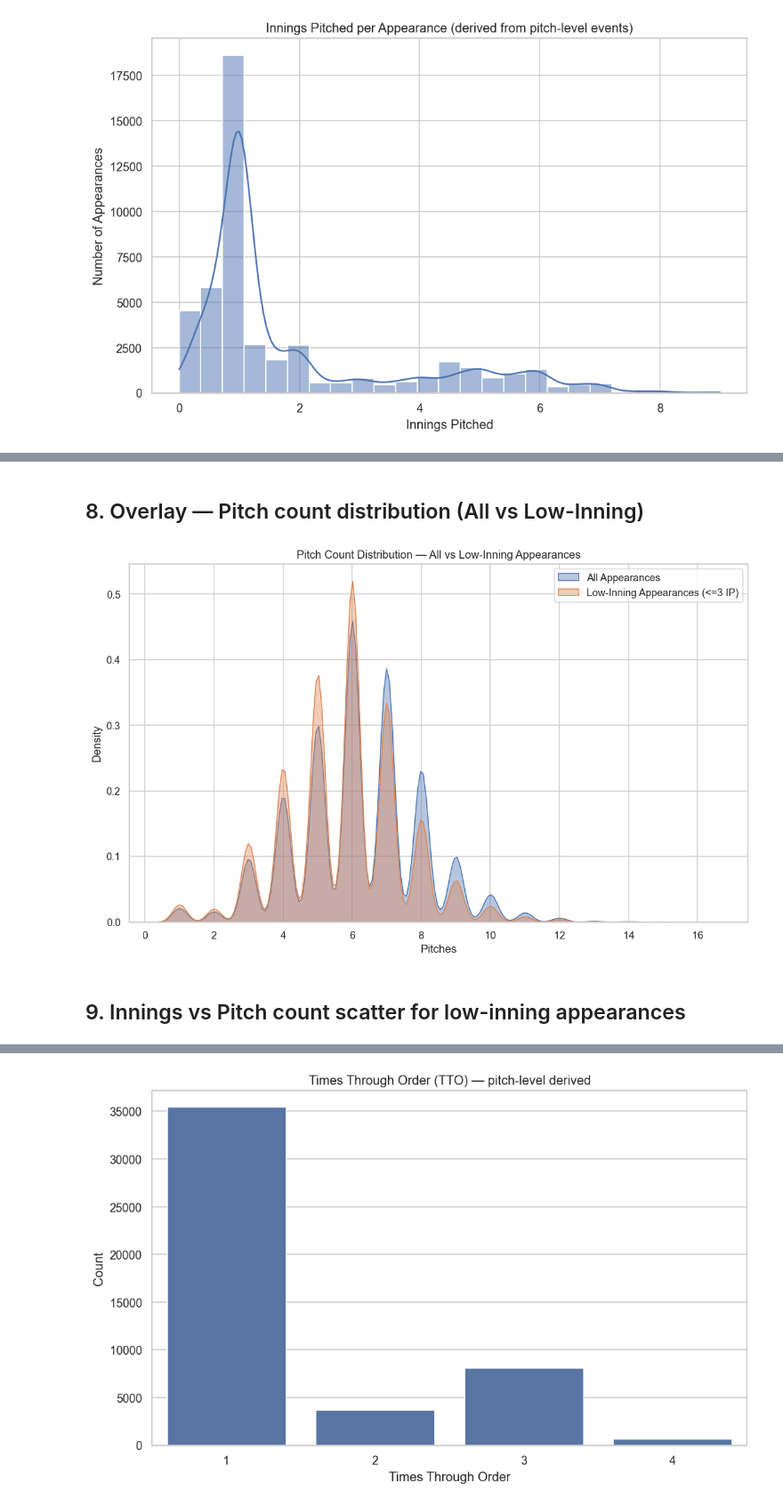
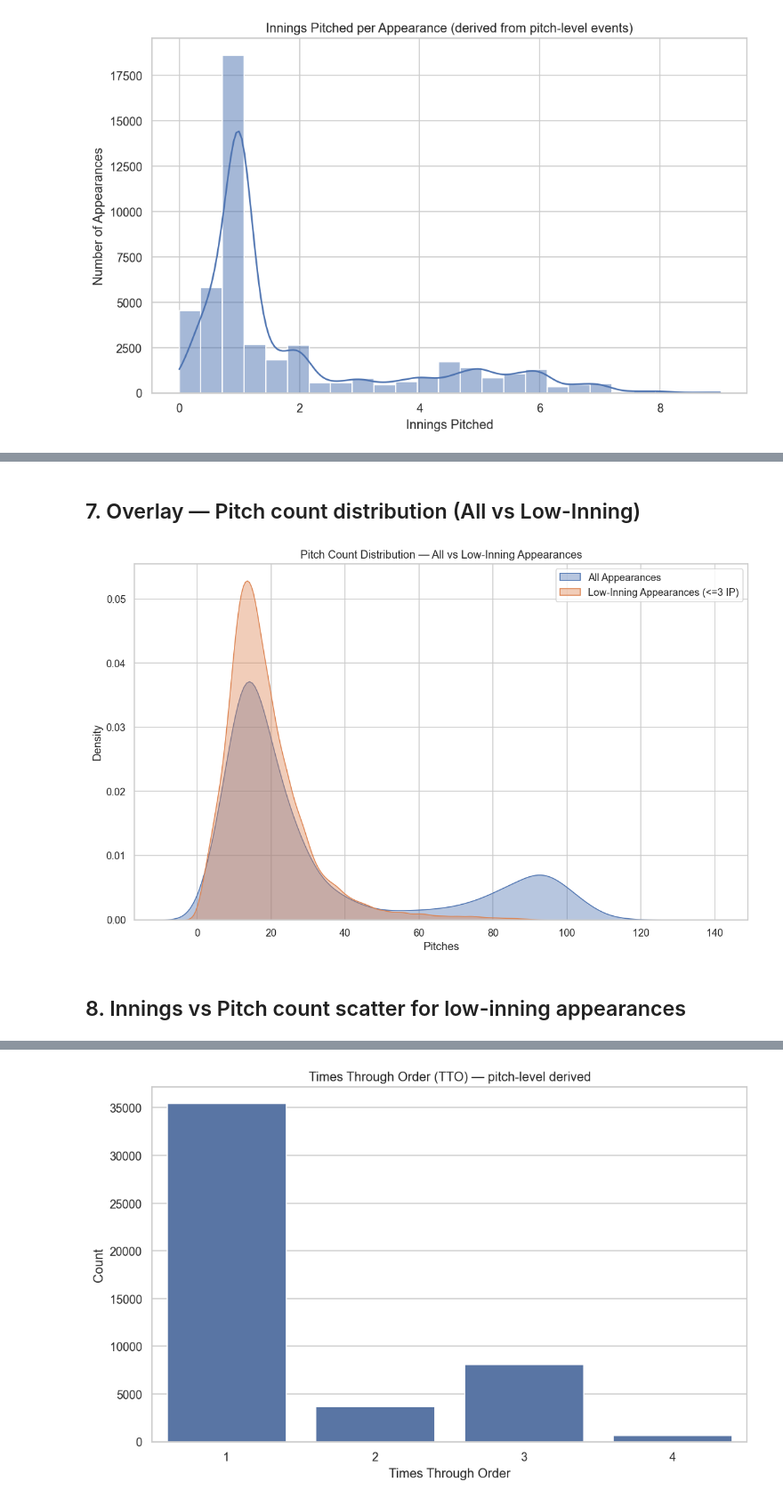
Before and after one commit to EthanBobrik/MLB-Bullpen-Strategy, a Jupyter notebook: notebooks/03_eda_sanity.ipynb, the cells around one changed output, grey strips where cells are left out. Shown at 89% size. Cells and saved outputs as stored; diff of their text form; code cells hidden in the pictures.

```diff
--- a/notebooks/03_eda_sanity.ipynb
+++ b/notebooks/03_eda_sanity.ipynb
@@ -192,17 +170,16 @@ pitcher_appear.sort_values(['innings_before_pull'], ascending=False).head(10)
 # %%
-# Determine total pitches per pitcher-game by taking the max pitch_number for that pitcher-game
+# Determine total pitches per pitcher-game by counting pitch rows (pitch_number resets each PA)
 pitches_per_appearance = (
-    df.groupby([GAME_COL, PITCHER_COL])[PITCH_NUM_COL]
-    .max()
-    .reset_index(name='total_pitches')
+    df.groupby([GAME_COL, PITCHER_COL])
+      .size()
+      .reset_index(name="total_pitches")
+      .rename(columns={PITCHER_COL: "pitcher_id", GAME_COL: "game_pk"})
 )
 
-pitches_per_appearance = pitches_per_appearance.rename(columns={PITCHER_COL: 'pitcher_id', GAME_COL: 'game_pk'})
+pitcher_appear = pitcher_appear.merge(
+    pitches_per_appearance, on=["game_pk", "pitcher_id"], how="left"
+)
 
-# Merge pitch counts with pitcher appearance summary
-pitcher_appear = pitcher_appear.merge(pitches_per_appearance, on=['game_pk', 'pitcher_id'], how='left')
-
-# Sanity head
 pitcher_appear.head()
 # %% [output]
 |  | game_pk | pitcher_id | outs_recorded_in_appearance | innings_before_pull | total_pitches |
@@ -216,7 +193,7 @@ pitcher_appear.head()
 # %%
 # Add final bat_score_diff for the last pitch of the appearance (context for early pulls)
 # We can find the last pitch rows for the pitcher-game and read bat_score_diff from those rows.
-last_pitch_row = df.sort_values([GAME_COL, PITCHER_COL, PITCH_NUM_COL]).groupby([GAME_COL, PITCHER_COL]).tail(1)
+last_pitch_row = (df.sort_values([GAME_COL, PITCHER_COL, PITCH_NUM_COL]).groupby([GAME_COL, PITCHER_COL]).tail(1))
 last_pitch_row = last_pitch_row[[GAME_COL, PITCHER_COL, 'bat_score_diff']].rename(
     columns={PITCHER_COL: 'pitcher_id', 'bat_score_diff': 'bat_score_diff_end'})
 
@@ -304,19 +281,24 @@ plt.show()
 # %% [markdown]
-## 8. Overlay — Pitch count distribution (All vs Low-Inning)
+## 7. Overlay — Pitch count distribution (All vs Low-Inning)
 # %%
-# Low-inning subset (≤3 innings)
-low_innings = pitcher_appear[pitcher_appear['innings_before_pull'] <= 3]
+low_innings = pitcher_appear[pitcher_appear["innings_before_pull"] <= 3]
 
-plt.figure(figsize=(12,7))
-sns.kdeplot(pitcher_appear['total_pitches'].dropna(), label='All Appearances', fill=True, alpha=0.4)
-sns.kdeplot(low_innings['total_pitches'].dropna(), label='Low-Inning Appearances (<=3 IP)', fill=True, alpha=0.4)
+plt.figure(figsize=(12, 7))
+sns.kdeplot(
+    pitcher_appear["total_pitches"].dropna(), label="All Appearances",
+    fill=True, alpha=0.4,
+)
+sns.kdeplot(
+    low_innings["total_pitches"].dropna(), label="Low-Inning Appearances (<=3 IP)",
+    fill=True, alpha=0.4,
+)
 plt.legend()
 plt.title("Pitch Count Distribution — All vs Low-Inning Appearances")
 plt.xlabel("Pitches")
 plt.savefig(os.path.join(viz_folder, "pitchcount_lowinning_overlay.png"), dpi=300, bbox_inches="tight")
 plt.show()
 # %% [output]
-[figure, old version]
+[figure, new version]
 # %% [markdown]
-## 9. Innings vs Pitch count scatter for low-inning appearances
+## 8. Innings vs Pitch count scatter for low-inning appearances
 # %%
```
Also changed, not shown: parts of 33 cells of this notebook, 16 other files.
